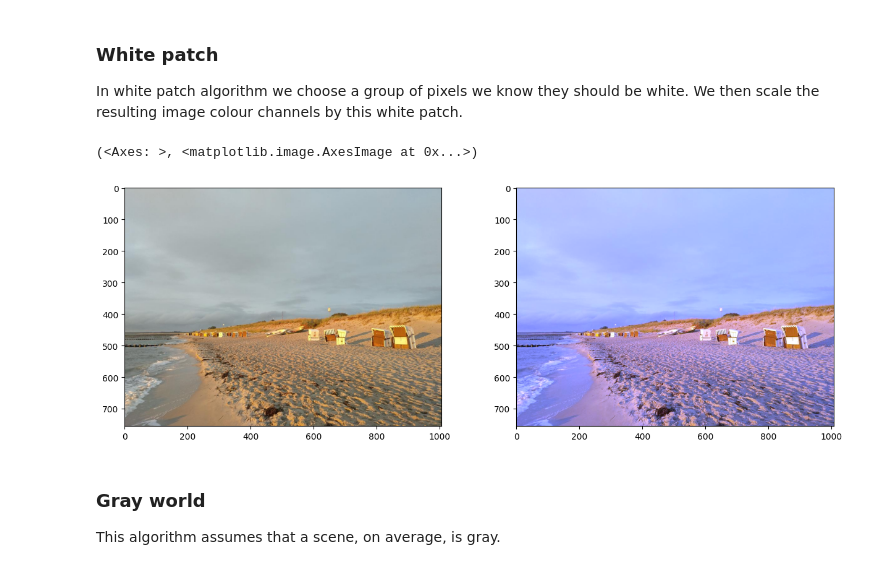
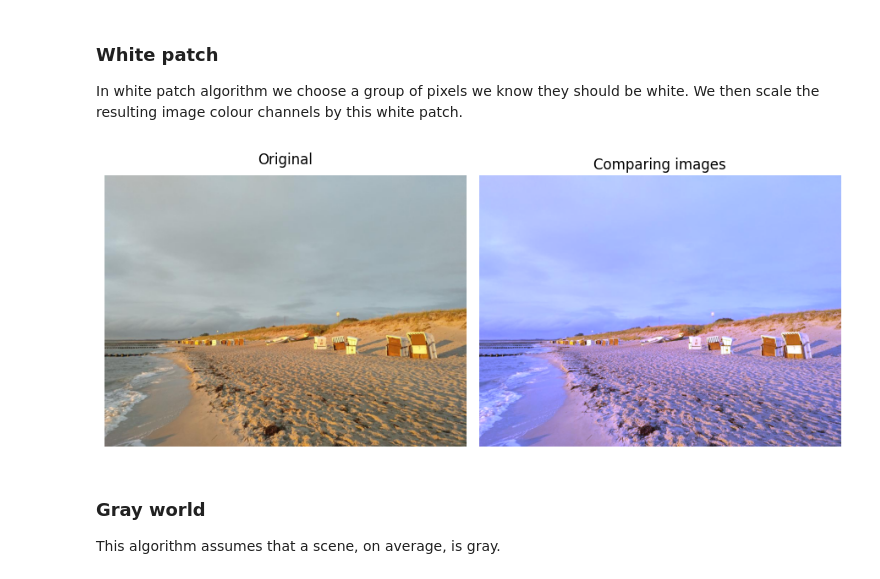
Before and after one commit to BogdanPinchuk/ComputerVision-PBY_HW2, a Jupyter notebook: Bohdan_Pinchuk_CV_HW2.ipynb, the cells around one changed output. Drawn from its saved outputs; the diff is of its cells as text; code cells hidden in the pictures.

Commit message:
[Homework2] - adapted White patch

```diff
--- a/Bohdan_Pinchuk_CV_HW2.ipynb
+++ b/Bohdan_Pinchuk_CV_HW2.ipynb
@@ -148,25 +148,63 @@ plt.show()
 ### White patch
 In white patch algorithm we choose a group of pixels we know they should be white. We then scale the resulting image colour channels by this white patch.
 # %%
-# Define white patch and the coefficients
+# White patch
+
+import cv2
+import numpy as np
+
+# Input data
 row, col = 485, 864
-white = img[row, col, :]
-coeffs = 255.0/white
+white = img_rgb[row, col, :]
 
-# Apply white balancing and generate balanced image
-balanced = np.zeros_like(img, dtype=np.float32)
-for channel in range(3):
-    balanced[..., channel] = img[..., channel] * coeffs[channel]
+# Solution
+if img_bgr is None:
+    raise ValueError('Incorrect input data "img_bgr"!')
+else:
+    # Define white patch and the coefficients
+    coeffs = 255.0 / white
 
-# White patching does not guarantee that the dynamic range is preserved, images must be clipped.
-balanced = balanced/255
-balanced[balanced > 1] = 1
+    # Apply white balancing and generate balanced image
+    balanced = np.zeros_like(img_rgb, dtype=np.float32)
+    for channel in range(3):
+        balanced[..., channel] = img_rgb[..., channel] * coeffs[channel]
 
-plt.subplot(121), plt.imshow(img)
-plt.subplot(122), plt.imshow(balanced)
+    # White patching does not guarantee that the dynamic range is preserved, images must be clipped.
+    # Variant 1
+    # balanced = balanced / 255
+    # balanced[balanced > 1] = 1
+    # Variant 2
+    balanced = np.clip(balanced, 0, 255)
+
+# Print results
-# %% [output]
-(<Axes: >, <matplotlib.image.AxesImage at 0x...>)
-[figure, removed]
+# %%
+# Graphic results
+
+import matplotlib.pyplot as plt
+
+# Input data
+data_1 = img_rgb
+data_2 = balanced
+
+# Solution
+_, axes = plt.subplots(1, 2, figsize=(9, 6))
+
+ax = axes[0]
+ax.imshow(data_1)
+ax.axis(False)
+ax.set_title("Original", pad=10, loc='center', color='black')
+
+ax = axes[1]
+ax.imshow(data_2)
+ax.axis(False)
+ax.set_title("White patch", pad=10, loc='center', color='black')
+
+# Plot
+plt.title("Comparing images")
+plt.tight_layout()
+plt.show()
+# %% [output]
+[figure, added]
 # %% [markdown]
 ### Gray world
 This algorithm assumes that a scene, on average, is gray.
```
